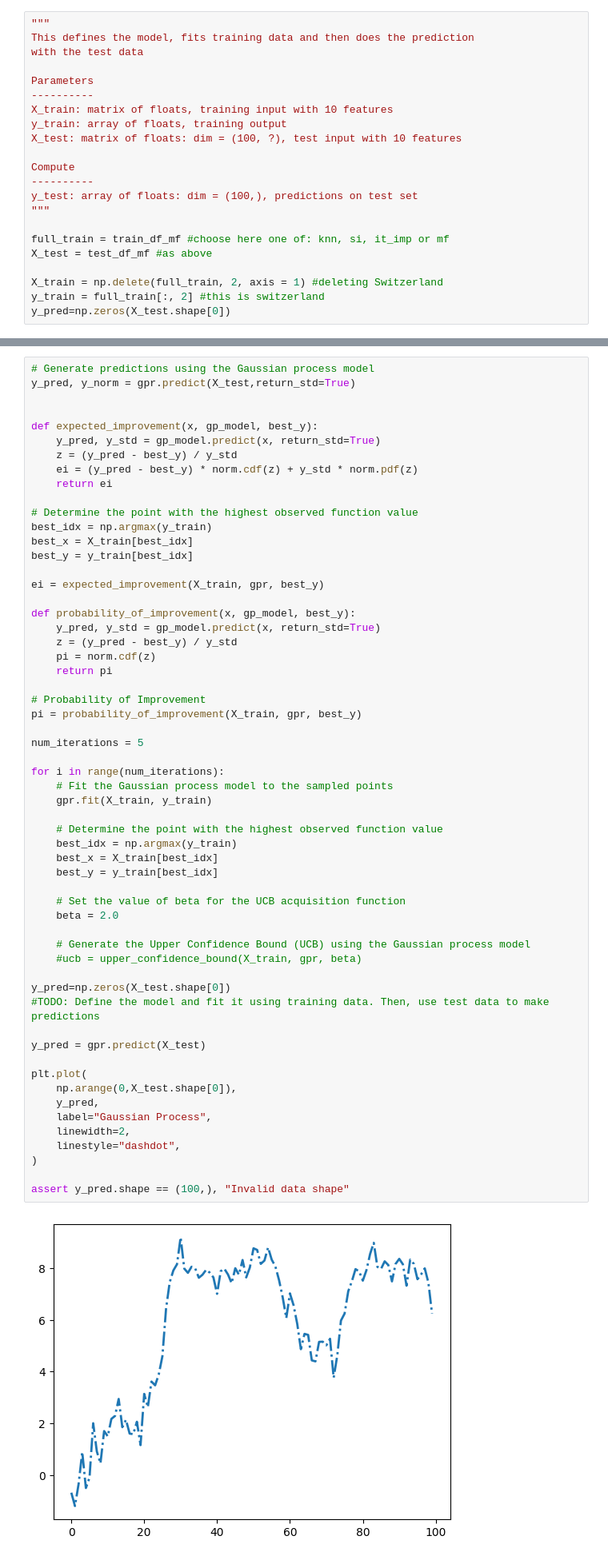
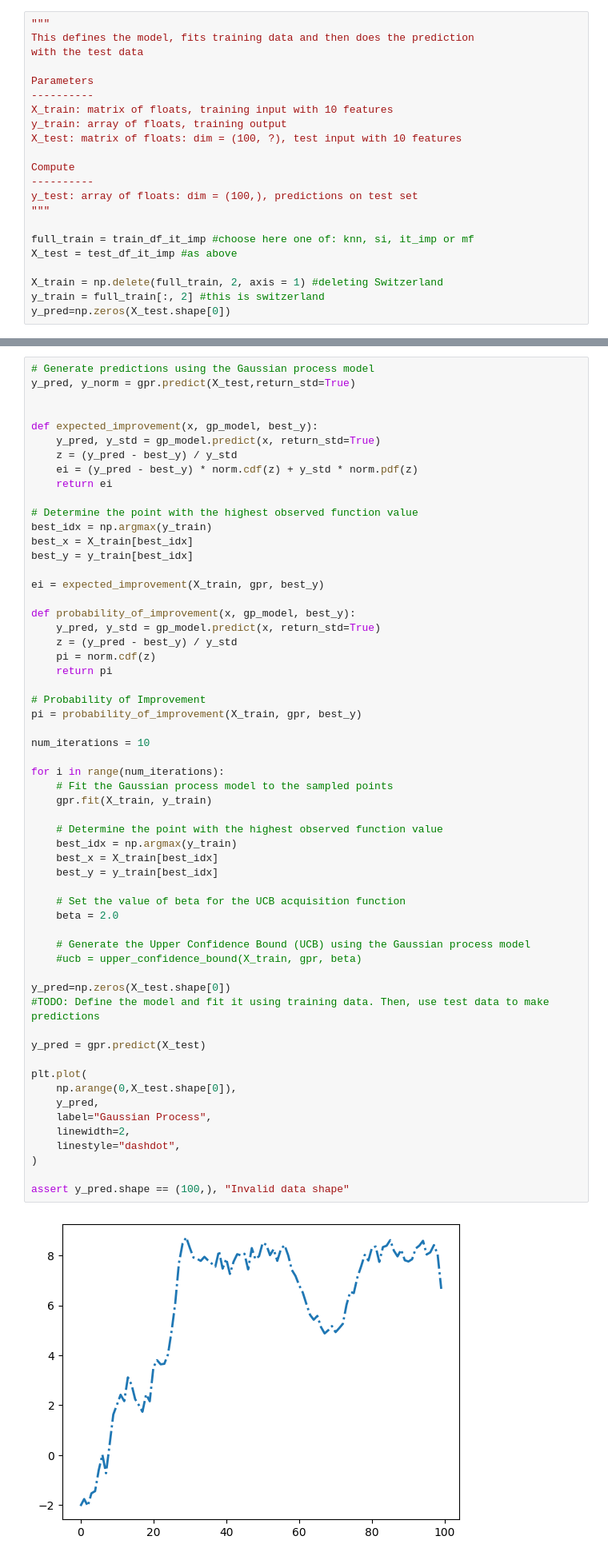
Before and after one commit to AntoniaGrindrod/IML-Task-2, a Jupyter notebook: template_solution.ipynb, the cells around one changed output, grey strips where cells are left out. Shown: that part at 80% size. Cells and saved outputs as stored; diff of their text form.

Commit message:
#more iterations

```diff
--- a/template_solution.ipynb
+++ b/template_solution.ipynb
@@ -133,8 +133,8 @@ Compute
 y_test: array of floats: dim = (100,), predictions on test set
 """
 
-full_train = train_df_mf #choose here one of: knn, si, it_imp or mf
-X_test = test_df_mf #as above
+full_train = train_df_it_imp #choose here one of: knn, si, it_imp or mf
+X_test = test_df_it_imp #as above
 
 X_train = np.delete(full_train, 2, axis = 1) #deleting Switzerland
 y_train = full_train[:, 2] #this is switzerland
@@ -213,39 +213,39 @@ def probability_of_improvement(x, gp_model, best_y):
 # Probability of Improvement
 pi = probability_of_improvement(X_train, gpr, best_y)
 
-num_iterations = 5
+num_iterations = 10
 
 for i in range(num_iterations):
     # Fit the Gaussian process model to the sampled points
     gpr.fit(X_train, y_train)
 
     # Determine the point with the highest observed function value
     best_idx = np.argmax(y_train)
     best_x = X_train[best_idx]
     best_y = y_train[best_idx]
 
     # Set the value of beta for the UCB acquisition function
     beta = 2.0
 
     # Generate the Upper Confidence Bound (UCB) using the Gaussian process model
     #ucb = upper_confidence_bound(X_train, gpr, beta)
 
 y_pred=np.zeros(X_test.shape[0])
 #TODO: Define the model and fit it using training data. Then, use test data to make predictions
 
 y_pred = gpr.predict(X_test)
 
 plt.plot(
     np.arange(0,X_test.shape[0]),
     y_pred,
     label="Gaussian Process",
     linewidth=2,
     linestyle="dashdot",
 )
 
 assert y_pred.shape == (100,), "Invalid data shape"
 # %% [output]
-[figure, old version]
+[figure, new version]
 # %% [markdown]
 # Saving Results
 You don't have to change this
```
Also changed, not shown: parts of 1 cell of this notebook, 1 other file.
